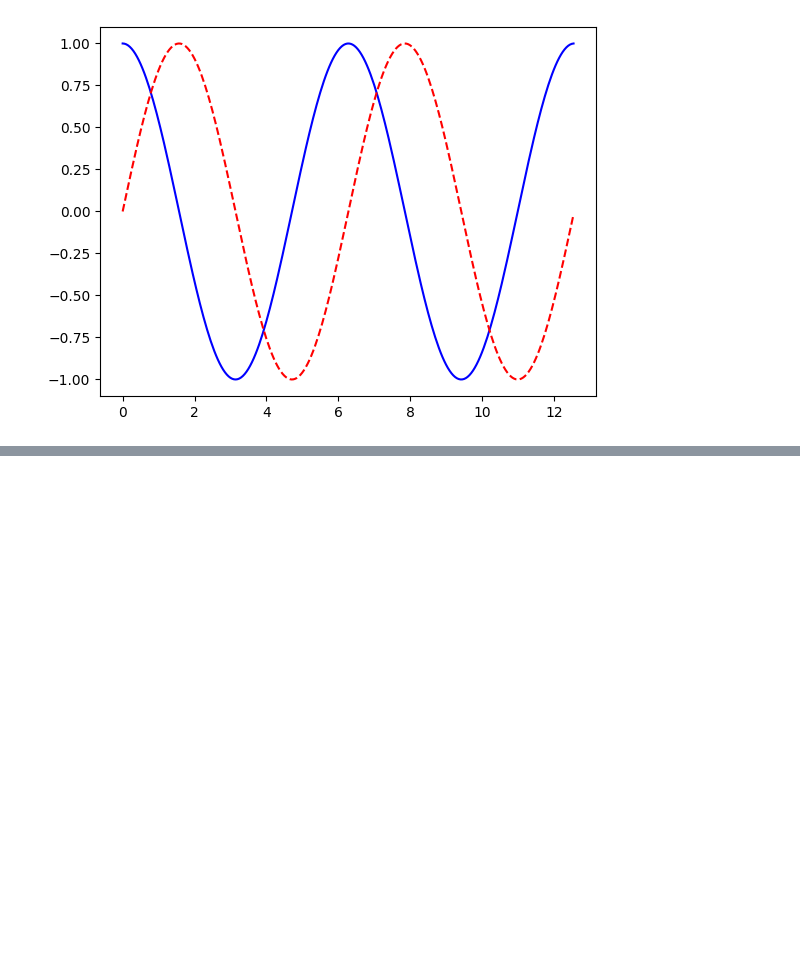
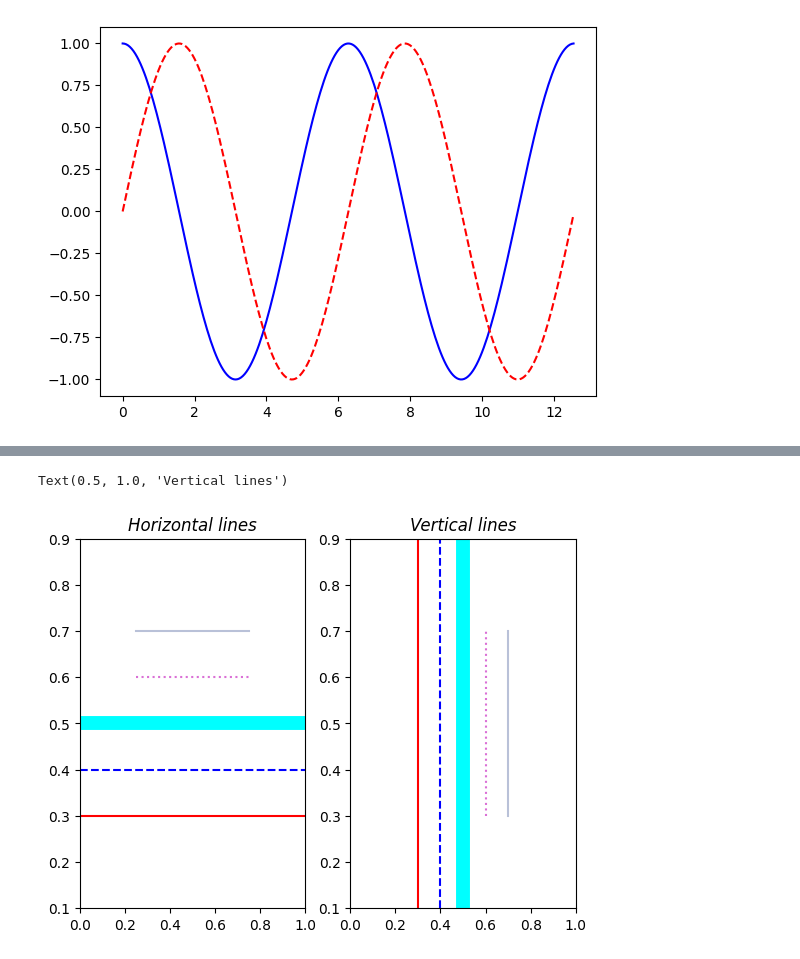
Before and after one commit to bytesbyt/ds_data_visualisation, a Jupyter notebook: data_vis_playground.ipynb, the cells around one changed output, grey strips where cells are left out. Drawn from its saved outputs; the diff is of its cells as text; code cells hidden in the pictures; blank space fills up the shorter version.

Commit message:
Add horizontal and vertical lines

```diff
--- a/data_vis_playground.ipynb
+++ b/data_vis_playground.ipynb
@@ -80,0 +101,21 @@ ax.legend()
+# %%
+# horizontal and vertical lines
+fig, ax = plt.subplots(1,2)
+ax[0].axhline(0.3, color = 'red')
+ax[0].axhline(0.4, linestyle = '--', color = 'blue')
+ax[0].axhline(0.5, color = 'cyan', linewidth = 10)
+ax[0].axhline(0.6, linestyle = ':', xmin = 0.25, xmax = 0.75, color = 'orchid')
+ax[0].axhline(0.7, xmin = 0.25, xmax = 0.75, color = (0.1, 0.2, 0.5, 0.3))
+ax[0].set_ylim([0.1, 0.9])
+ax[0].set_title('Horizontal lines', fontstyle = 'italic')
+
+ax[1].axvline(0.3, color = 'red')
+ax[1].axvline(0.4, linestyle = '--', color = 'blue')
+ax[1].axvline(0.5, color = 'cyan', linewidth = 10)
+ax[1].axvline(0.6, linestyle = ':', ymin = 0.25, ymax = 0.75, color = 'orchid')
+ax[1].axvline(0.7, ymin = 0.25, ymax = 0.75, color = (0.1, 0.2, 0.5, 0.3))
+ax[1].set_ylim([0.1, 0.9])
+ax[1].set_title('Vertical lines', fontstyle = 'italic')
+# %% [output]
+Text(0.5, 1.0, 'Vertical lines')
+[figure, added]
```
Also changed, not shown: parts of 1 cell of this notebook.
